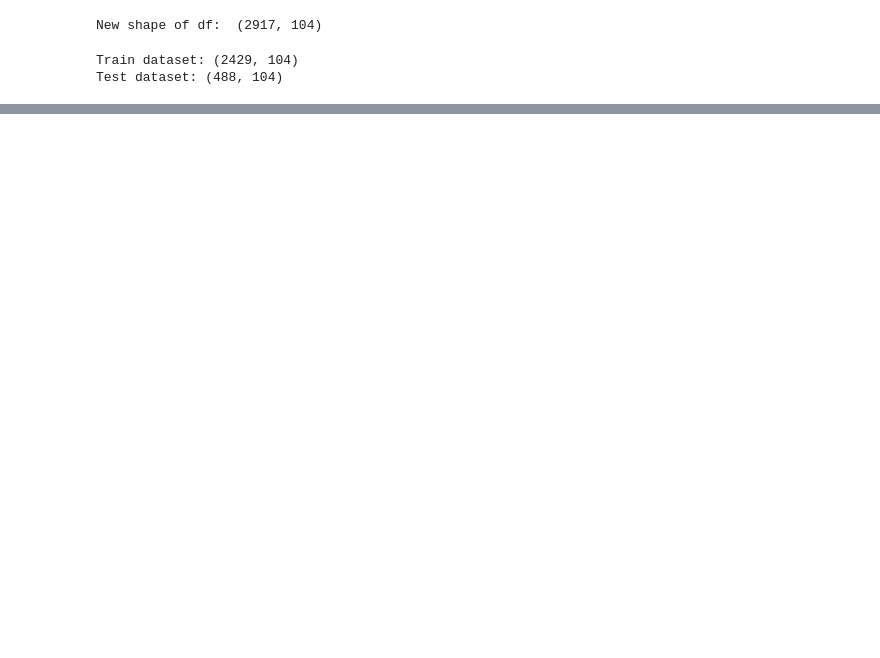
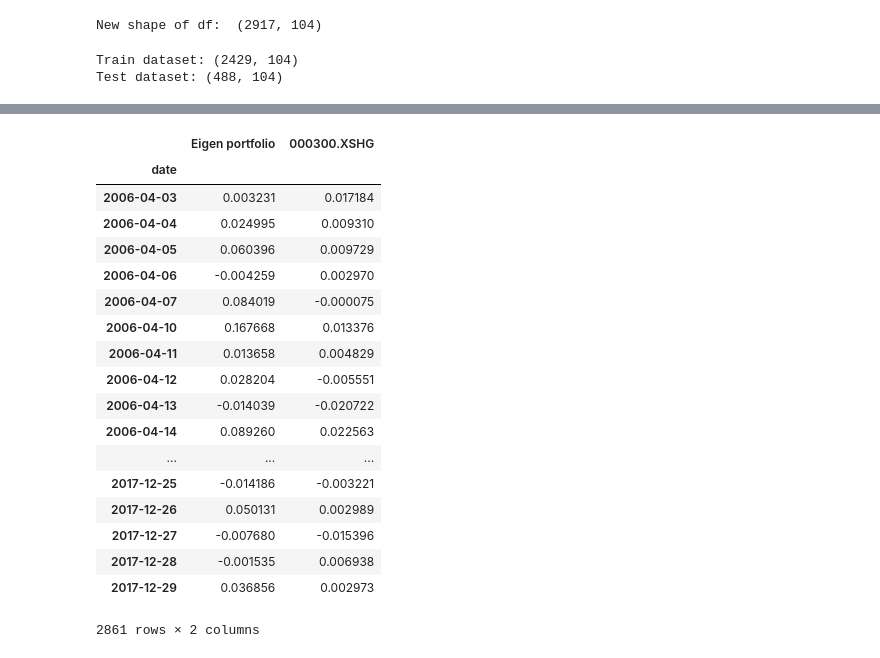
Before and after one commit to feynman0825/quant_research, a Jupyter notebook: pca_eigen_portfolios.ipynb, the cells around one changed output, grey strips where cells are left out. Cells and saved outputs as stored; diff of their text form; code cells hidden in the pictures; blank space fills up the shorter version.

```diff
--- a/pca_eigen_portfolios.ipynb
+++ b/pca_eigen_portfolios.ipynb
@@ -409,0 +596,22 @@ Sharpe = -1.05
+# %%
+df_plot
+# %% [output]
+|  | Eigen portfolio | 000300.XSHG |
+| date |  |  |
+| 2006-04-03 | 0.003231 | 0.017184 |
+| 2006-04-04 | 0.024995 | 0.009310 |
+| 2006-04-05 | 0.060396 | 0.009729 |
+| 2006-04-06 | -0.004259 | 0.002970 |
+| 2006-04-07 | 0.084019 | -0.000075 |
+| 2006-04-10 | 0.167668 | 0.013376 |
+| 2006-04-11 | 0.013658 | 0.004829 |
+| 2006-04-12 | 0.028204 | -0.005551 |
+| 2006-04-13 | -0.014039 | -0.020722 |
+| 2006-04-14 | 0.089260 | 0.022563 |
+| ... | ... | ... |
+| 2017-12-25 | -0.014186 | -0.003221 |
+| 2017-12-26 | 0.050131 | 0.002989 |
+| 2017-12-27 | -0.007680 | -0.015396 |
+| 2017-12-28 | -0.001535 | 0.006938 |
+| 2017-12-29 | 0.036856 | 0.002973 |
+2861 rows × 2 columns
```
Also changed, not shown: parts of 24 cells of this notebook.
